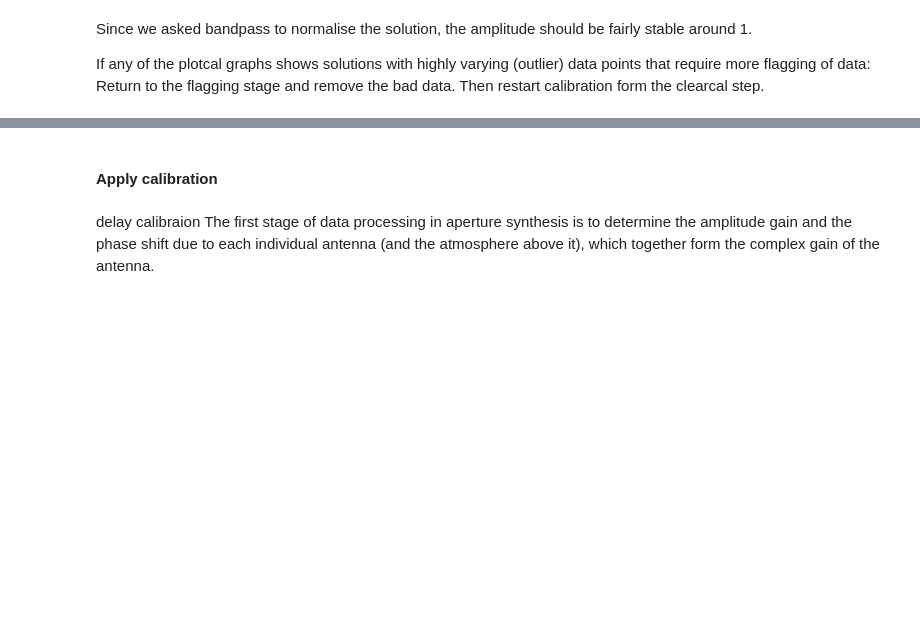
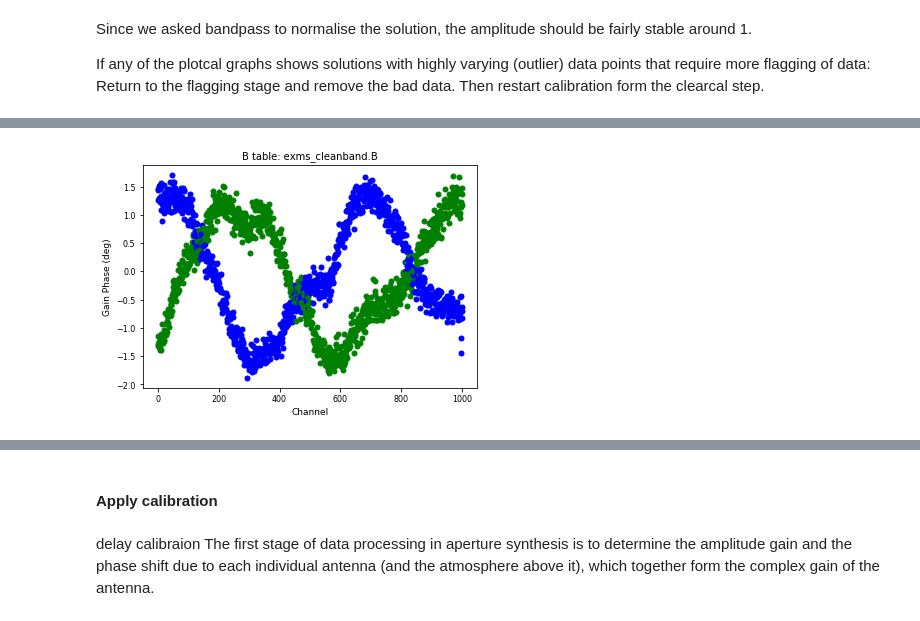
Before and after one commit to ska-sa/MeerKAT-Cookbook, a Jupyter notebook: casa/Calibrating imaging data.ipynb, the cells around one changed output, grey strips where cells are left out. Cells and saved outputs as stored; diff of their text form; code cells hidden in the pictures; blank space fills up the shorter version.

```diff
--- a/casa/Calibrating imaging data.ipynb
+++ b/casa/Calibrating imaging data.ipynb
@@ -161,0 +160,4 @@ plotcal(caltable=btable0, xaxis='chan', yaxis='phase', subplot=321)
+# %%
+plotcal(caltable = btable, xaxis = 'chan', yaxis = 'phase', antenna='m053')
+# %% [output]
+[figure, added]
```
Also changed, not shown: parts of 39 cells of this notebook, 1 other file.
